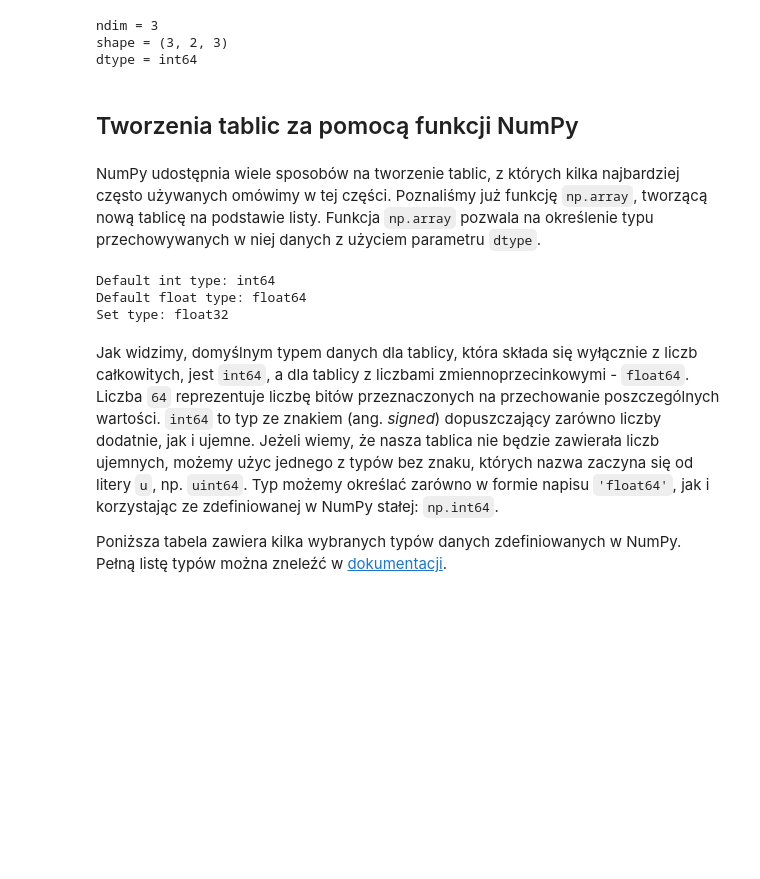
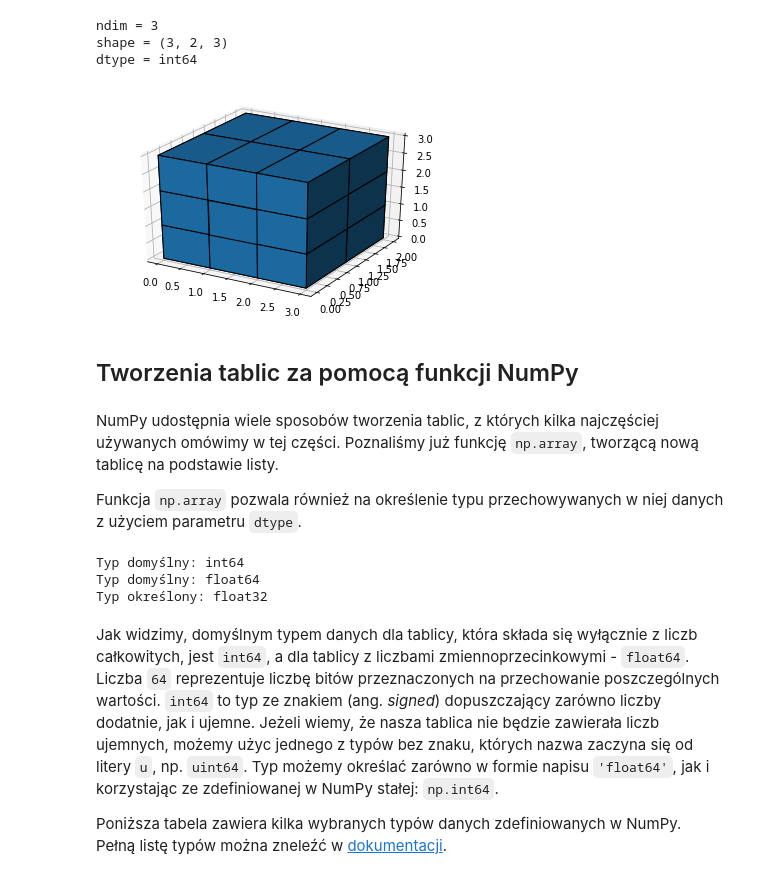
Before and after one commit to trypuz/ai_dla_kazdego, a Jupyter notebook: data_science_dla_kazdego/numpy.ipynb, the cells around one changed output. Drawn from its saved outputs; the diff is of its cells as text; code cells hidden in the pictures; blank space fills up the shorter version.

Commit message:
tworzenie tablic

```diff
--- a/data_science_dla_kazdego/numpy.ipynb
+++ b/data_science_dla_kazdego/numpy.ipynb
@@ -159,24 +163,33 @@ print(f'dtype = {arr_3d.dtype}')
 ndim = 3
 shape = (3, 2, 3)
 dtype = int64
+# %%
+fig = plt.figure()
+ax = fig.add_subplot(projection='3d')
+ax.voxels(arr_3d, edgecolors='black')
+plt.show()
+# %% [output]
+[figure, added]
 # %% [markdown]
 ## Tworzenia tablic za pomocą funkcji NumPy
 # %% [markdown]
 
-NumPy udostępnia wiele sposobów na tworzenie tablic, z których kilka najbardziej często używanych omówimy w tej części. Poznaliśmy już funkcję `np.array`, tworzącą nową tablicę na podstawie listy. Funkcja `np.array` pozwala na określenie typu przechowywanych w niej danych z użyciem parametru `dtype`.
+NumPy udostępnia wiele sposobów tworzenia tablic, z których kilka najczęściej używanych omówimy w tej części. Poznaliśmy już funkcję `np.array`, tworzącą nową tablicę na podstawie listy.
+
+Funkcja `np.array` pozwala również na określenie typu przechowywanych w niej danych z użyciem parametru `dtype`.
 # %%
 array1 = np.array([1, 2, 3, 4, 5])
-print(f"Default int type: {array1.dtype}")
+print(f"Typ domyślny: {array1.dtype}")
 
 array2 = np.array([1, 2, 3.0, 4, 5.0])
-print(f"Default float type: {array2.dtype}")
+print(f"Typ domyślny: {array2.dtype}")
 
 array3 = np.array([1, 2, 3.0, 4, 5.0], dtype='float32')
-print(f"Set type: {array3.dtype}")
+print(f"Typ określony: {array3.dtype}")
 # %% [output]
-Default int type: int64
-Default float type: float64
-Set type: float32
+Typ domyślny: int64
+Typ domyślny: float64
+Typ określony: float32
 # %% [markdown]
 Jak widzimy, domyślnym typem danych dla tablicy, która składa się wyłącznie z liczb całkowitych, jest `int64`, a dla tablicy z liczbami zmiennoprzecinkowymi - `float64`. Liczba `64` reprezentuje liczbę bitów przeznaczonych na przechowanie poszczególnych wartości. `int64` to typ ze znakiem (ang. *signed*) dopuszczający zarówno liczby dodatnie, jak i ujemne. Jeżeli wiemy, że nasza tablica nie będzie zawierała liczb ujemnych, możemy użyc jednego z typów bez znaku, których nazwa zaczyna się od litery `u`, np. `uint64`. Typ możemy określać zarówno w formie napisu `'float64'`, jak i korzystając ze zdefiniowanej w NumPy stałej: `np.int64`.
 
```
Also changed, not shown: parts of 42 cells of this notebook.
